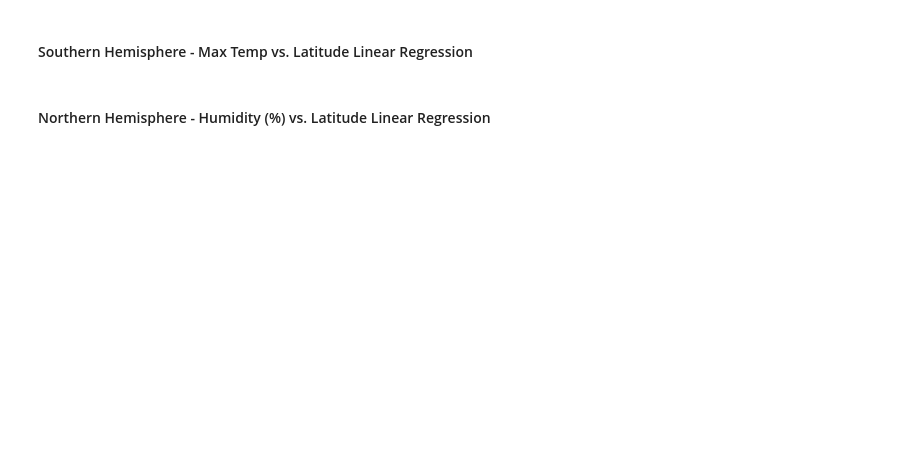
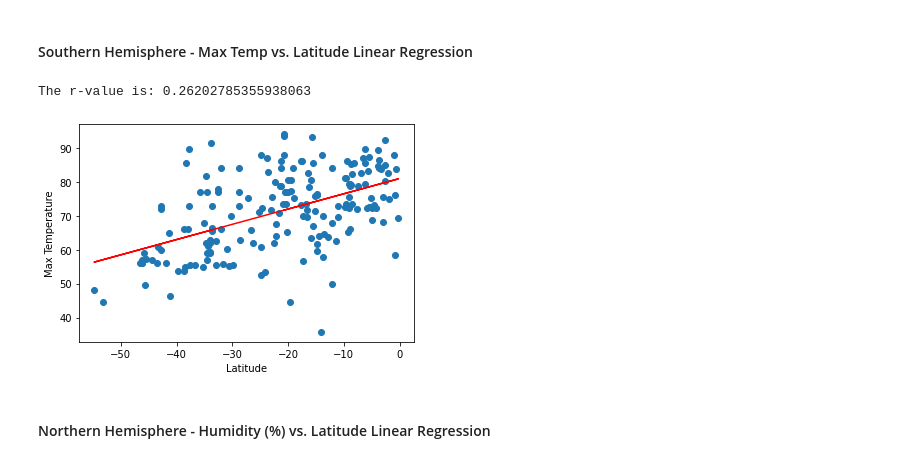
Before and after one commit to ismahanadan/What-is-the-Weather-Like-Python-API, a Jupyter notebook: What's the Weather Like-Python API/Instructions/starter_code/WeatherPy.ipynb, the cells around one changed output. Cells and saved outputs as stored; diff of their text form; code cells hidden in the pictures; blank space fills up the shorter version.

```diff
--- a/What's the Weather Like-Python API/Instructions/starter_code/WeatherPy.ipynb
+++ b/What's the Weather Like-Python API/Instructions/starter_code/WeatherPy.ipynb
@@ -328,3 +327,7 @@ northlat_df
 | 581 | 1617334856 | JP | Miura | 35.1400 | 139.6192 | 63 | 66.99 | 20.71 | 20 |
 | 582 | 1617334856 | RU | Severo-Kuril'sk | 50.6789 | 156.1250 | 91 | 31.30 | 16.82 | 83 |
 400 rows × 9 columns
+# %%
+# Create Southern Hemisphere DataFrame
+southernlat_df = weather_data.loc[weather_data["Latitude"] < 0,:]
+southernlat_df
@@ -353,4 +363,16 @@ NameError: name 'plot_linear_regression' is not defined
 # %% [markdown]
 ####  Southern Hemisphere - Max Temp vs. Latitude Linear Regression
+# %%
+# # Create Plot
+x_values = southernlat_df["Latitude"]
+y_values = southernlat_df["Max Temperature"]
+plt.ylabel('Max Temperature')
+linear_regression_plot(x_values,y_values,'Max Temperature',(4,40))
+
+# Show plot
+plt.show()
+# %% [output]
+The r-value is: 0.26202785355938063
+[figure, added]
 # %% [markdown]
 ####  Northern Hemisphere - Humidity (%) vs. Latitude Linear Regression
```
Also changed, not shown: parts of 8 cells of this notebook.
